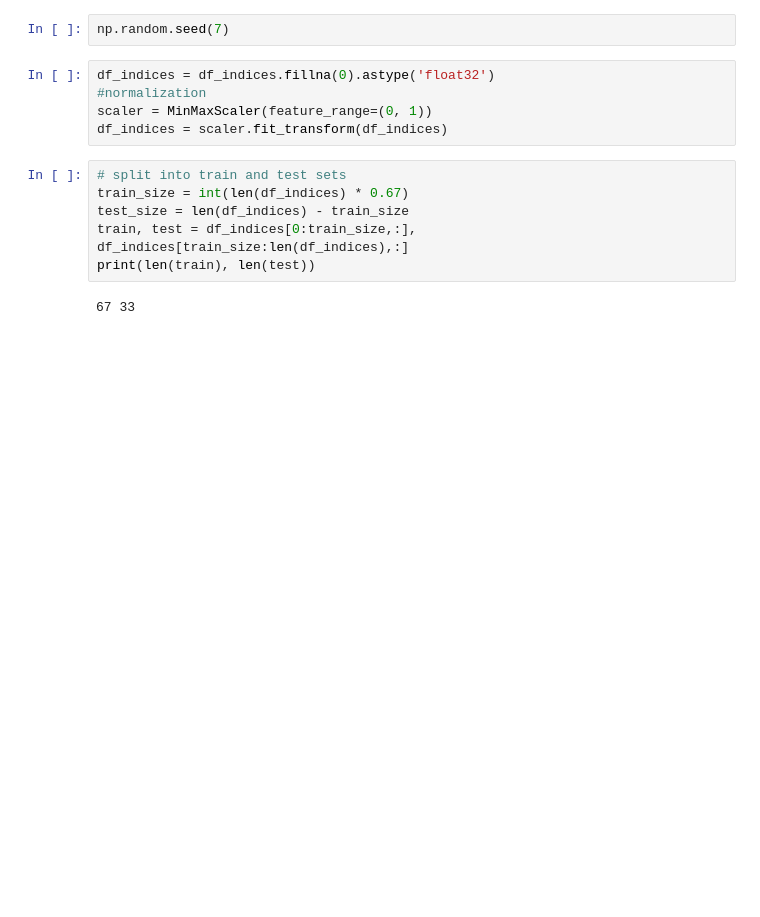
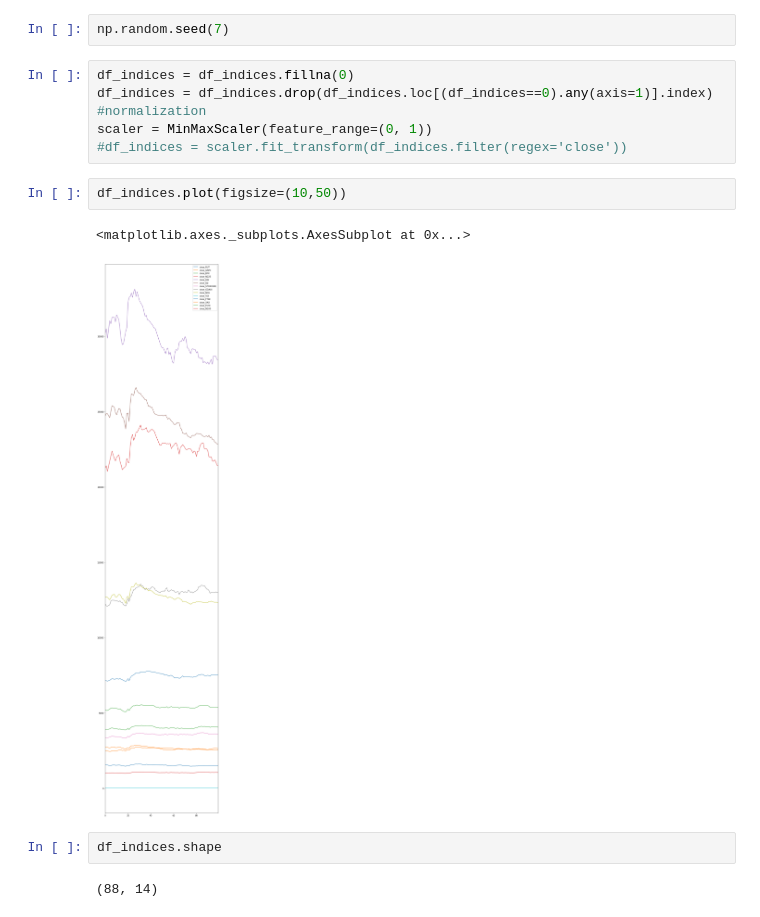
Before and after one commit to chasenberg/financial_analysis, a Jupyter notebook: notebooks/alpha_vantage_testing.ipynb, the cells around one changed output. Saved outputs shown, nothing was run; the diff lists cells and outputs as text; blank space fills up the shorter version.

```diff
--- a/notebooks/alpha_vantage_testing.ipynb
+++ b/notebooks/alpha_vantage_testing.ipynb
@@ -219,15 +219,17 @@ from keras.layers import LSTM,Dense
 # %%
 np.random.seed(7)
 # %%
-df_indices = df_indices.fillna(0).astype('float32')
+df_indices = df_indices.fillna(0)
+df_indices = df_indices.drop(df_indices.loc[(df_indices==0).any(axis=1)].index)
 #normalization
 scaler = MinMaxScaler(feature_range=(0, 1))
-df_indices = scaler.fit_transform(df_indices)
+#df_indices = scaler.fit_transform(df_indices.filter(regex='close'))
-# %%
-# split into train and test sets
-train_size = int(len(df_indices) * 0.67)
-test_size = len(df_indices) - train_size
-train, test = df_indices[0:train_size,:], df_indices[train_size:len(df_indices),:]
-print(len(train), len(test))
-# %% [output]
-67 33
+# %%
+df_indices.plot(figsize=(10,50))
+# %% [output]
+<matplotlib.axes._subplots.AxesSubplot at 0x...>
+[figure, added]
+# %%
+df_indices.shape
+# %% [output]
+(88, 14)
```
Also changed, not shown: parts of 6 cells of this notebook.
